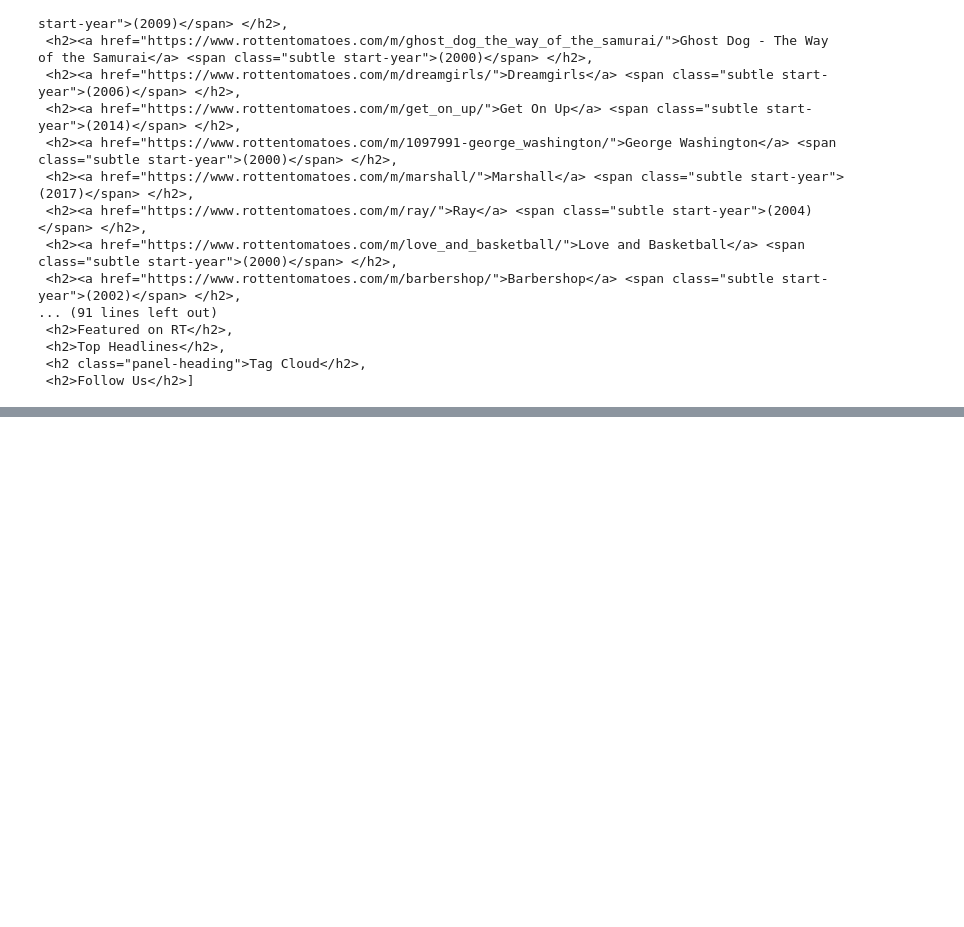
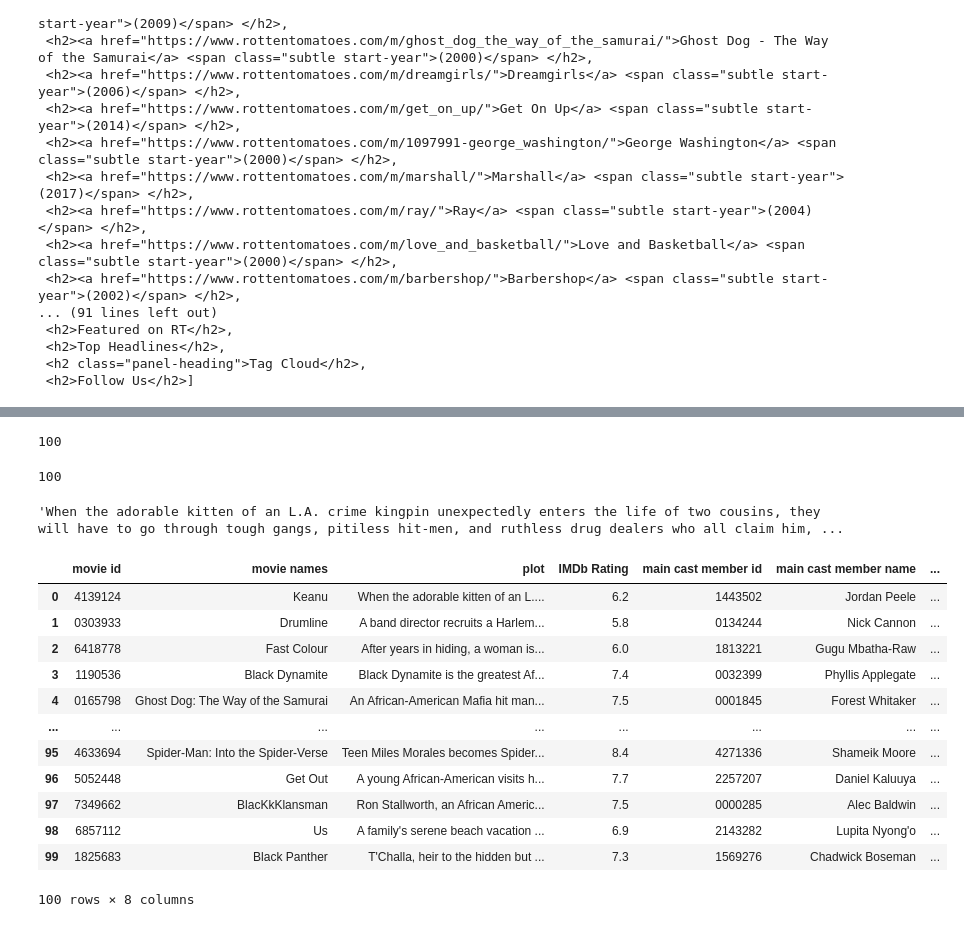
Before and after one commit to lnicholsonmesm/ETL-Project, a Jupyter notebook: Workspaces/Aranza/web_scraping.ipynb, the cells around one changed output, grey strips where cells are left out. Cells and saved outputs as stored; diff of their text form; code cells hidden in the pictures; blank space fills up the shorter version.

Commit message:
Movie_df and cast_df

```diff
--- a/Workspaces/Aranza/web_scraping.ipynb
+++ b/Workspaces/Aranza/web_scraping.ipynb
@@ -74,0 +85,6 @@ movies
+# %%
+#Loop through Rotten Tomatoes 100 Best Black Movies of the 21st Century to get their movie name on IMDb
+movie_names=[]
+for movie in movies:
+    movie_results = ia.search_movie(movie)
+    movie_names.append(movie_results[0]["title"])
@@ -74,0 +95,7 @@ movies
+# %%
+#Using their IMDb name, grab these movies ids, ratings, and cast names
+movie_ids = []
+
+
+for movie_name in movie_names:
+    movie_ids.append(movie_name.getID())
@@ -74,0 +137,56 @@ movies
+# %%
+#Using cast name, grab the cast member's ID
+cast_0_ids = []
+cast_1_ids = []
+
+for movie_id in movie_ids:
+    try:
+        cast_0_ids.append(ia.get_movie(movie_id).get("cast")[0].getID())
+    except:
+        cast_0_ids.append(None)
+
+for movie_id in movie_ids:
+    try:
+        cast_1_ids.append(ia.get_movie(movie_id).get("cast")[1].getID())
+    except:
+        cast_1_ids.append(None)
+# %%
+len(cast_0_ids)
+# %% [output]
+100
+# %%
+len(cast_1_ids)
+# %% [output]
+100
+# %%
+plots=[]
+
+for movie_id in movie_ids:
+    try:
+        plots.append(ia.get_movie(movie_id).get('plot')[0])
+    except:
+        plots.append(None)
+# %%
+len(plots)
+# %% [output]
+'When the adorable kitten of an L.A. crime kingpin unexpectedly enters the life of two cousins, they will have to go through tough gangs, pitiless hit-men, and ruthless drug dealers who all claim him, ...
+# %%
+movie_info = pd.DataFrame({"movie id": movie_ids, "movie names": movie_names, "plot": plots,
+                           "IMDb Rating": movie_ratings,
+                           "main cast member id": cast_0_ids, "main cast member name": cast_0_names,
+                           "other cast member id": cast_1_ids, "other cast member name": cast_1_names})
+movie_info
+# %% [output]
+|  | movie id | movie names | plot | IMDb Rating | main cast member id | main cast member name | ... |
+| 0 | 4139124 | Keanu | When the adorable kitten of an L.... | 6.2 | 1443502 | Jordan Peele | ... |
+| 1 | 0303933 | Drumline | A band director recruits a Harlem... | 5.8 | 0134244 | Nick Cannon | ... |
+| 2 | 6418778 | Fast Colour | After years in hiding, a woman is... | 6.0 | 1813221 | Gugu Mbatha-Raw | ... |
+| 3 | 1190536 | Black Dynamite | Black Dynamite is the greatest Af... | 7.4 | 0032399 | Phyllis Applegate | ... |
+| 4 | 0165798 | Ghost Dog: The Way of the Samurai | An African-American Mafia hit man... | 7.5 | 0001845 | Forest Whitaker | ... |
+| ... | ... | ... | ... | ... | ... | ... | ... |
+| 95 | 4633694 | Spider-Man: Into the Spider-Verse | Teen Miles Morales becomes Spider... | 8.4 | 4271336 | Shameik Moore | ... |
+| 96 | 5052448 | Get Out | A young African-American visits h... | 7.7 | 2257207 | Daniel Kaluuya | ... |
+| 97 | 7349662 | BlacKkKlansman | Ron Stallworth, an African Americ... | 7.5 | 0000285 | Alec Baldwin | ... |
+| 98 | 6857112 | Us | A family's serene beach vacation ... | 6.9 | 2143282 | Lupita Nyong'o | ... |
+| 99 | 1825683 | Black Panther | T'Challa, heir to the hidden but ... | 7.3 | 1569276 | Chadwick Boseman | ... |
+100 rows × 8 columns
```
Also changed, not shown: parts of 16 cells of this notebook, 4 other files.
